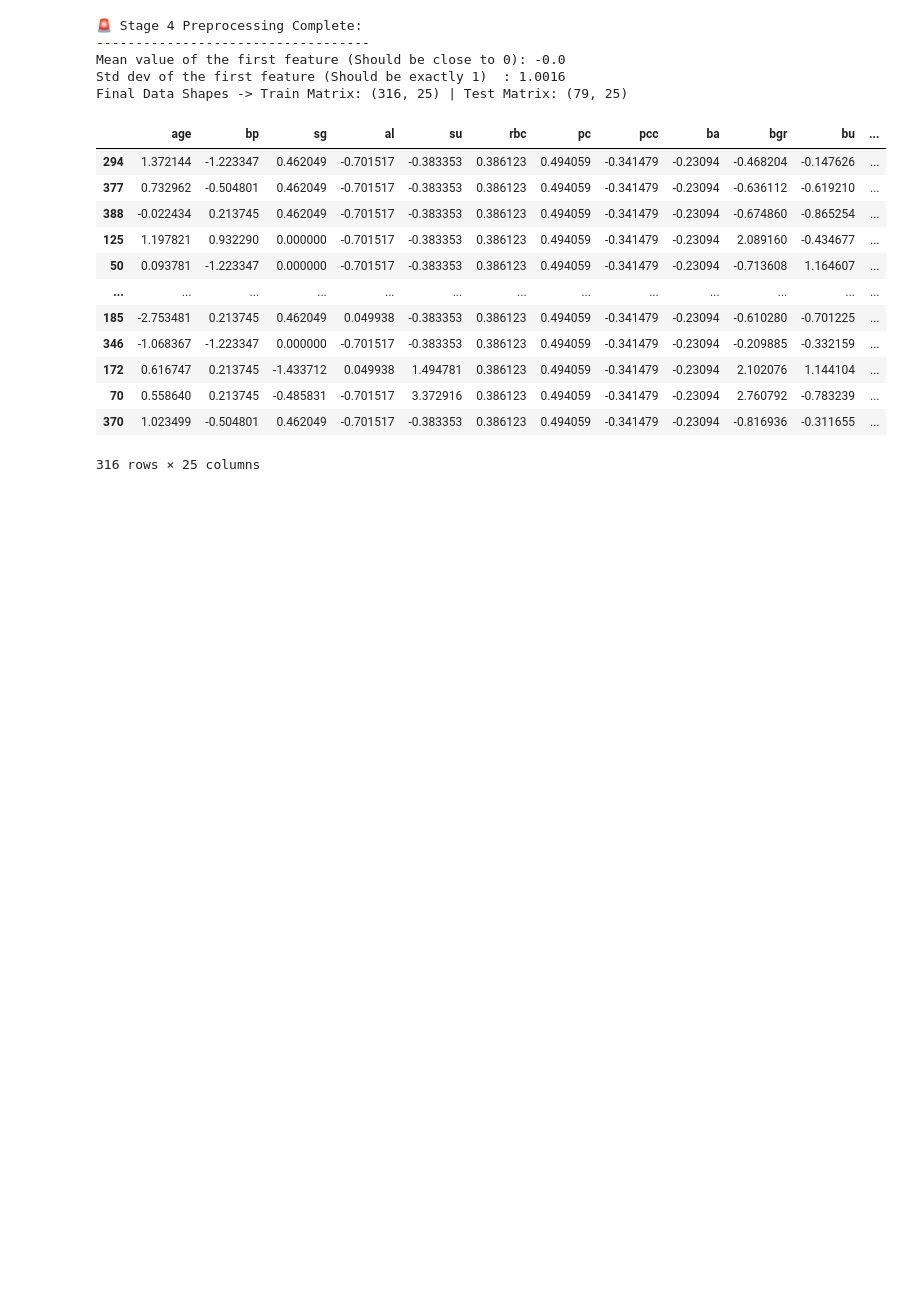
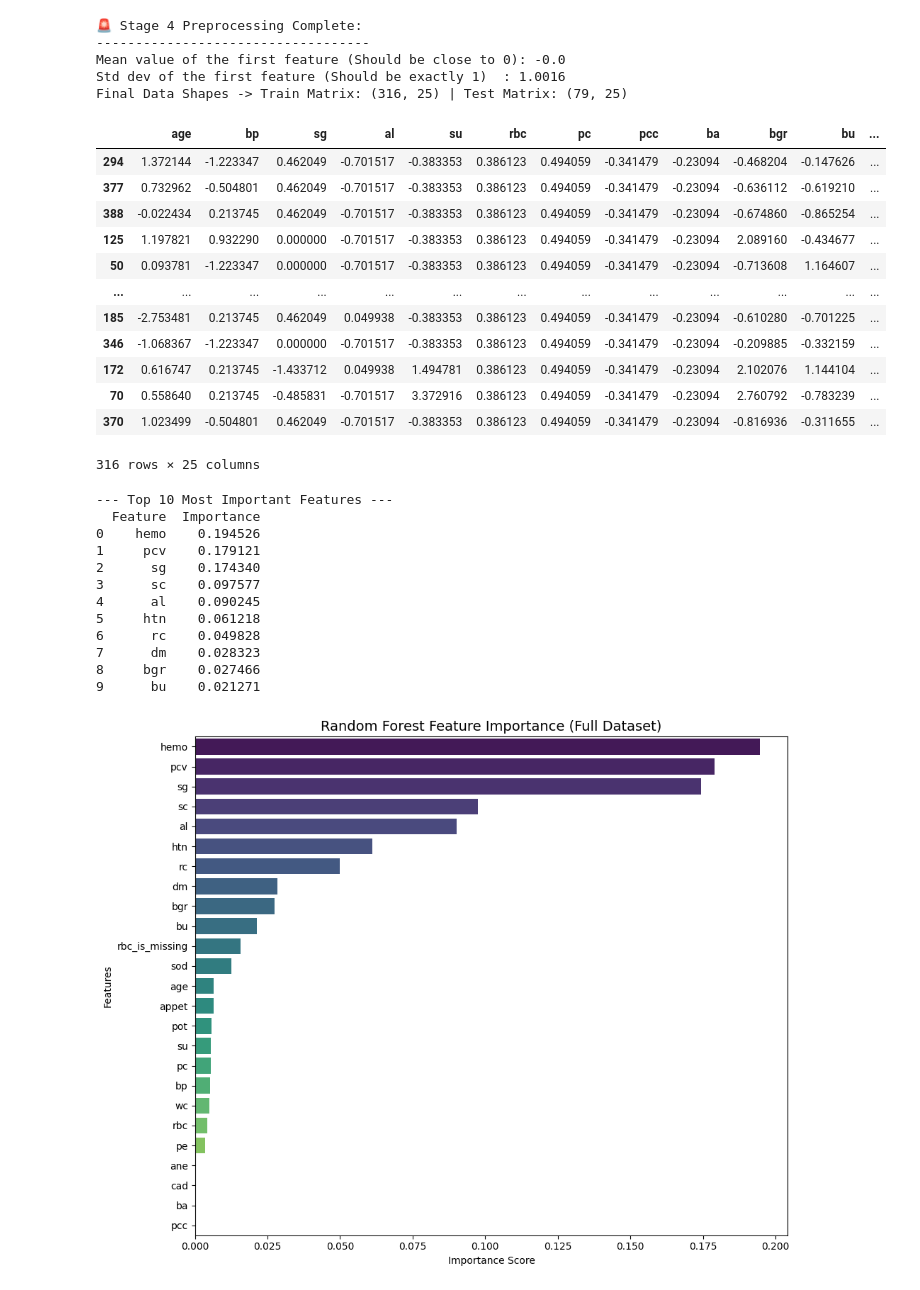
Before and after one commit to ShabeebMhd/CKD_Capstone-Project, a Jupyter notebook: Preprocessing_myself.ipynb, the cells around one changed output. Saved outputs shown, nothing was run; the diff lists cells and outputs as text; code cells hidden in the pictures; blank space fills up the shorter version.

```diff
--- a/Preprocessing_myself.ipynb
+++ b/Preprocessing_myself.ipynb
@@ -1024,3 +1024,51 @@ X_train_scaled
 | 70 | 0.558640 | 0.213745 | -0.485831 | -0.701517 | 3.372916 | 0.386123 | 0.494059 | -0.341479 | -0.23094 | 2.760792 | -0.783239 | ... |
 | 370 | 1.023499 | -0.504801 | 0.462049 | -0.701517 | -0.383353 | 0.386123 | 0.494059 | -0.341479 | -0.23094 | -0.816936 | -0.311655 | ... |
 316 rows × 25 columns
+# %%
+import matplotlib.pyplot as plt
+import seaborn as sns
+from sklearn.ensemble import RandomForestClassifier
+
+# 1. INITIALIZE AND TRAIN THE MODEL (Using your full 25-feature matrix)
+# Random Forest handles scaled variables and categorical encoders perfectly out of the box
+rf_model = RandomForestClassifier(n_estimators=100, random_state=42)
+rf_model.fit(X_train_scaled, y_train)
+
+# 2. EXTRACT SCORES AND PAIR THEM WITH COLUMN NAMES
+importance_df = pd.DataFrame({
+    'Feature': X_train_scaled.columns,
+    'Importance': rf_model.feature_importances_
+}).sort_values(by='Importance', ascending=False).reset_index(drop=True)
+
+print("--- Top 10 Most Important Features ---")
+print(importance_df.head(10))
+
+# 3. PLOT THE FEATURE IMPORTANCE
+plt.figure(figsize=(10, 8))
+sns.barplot(
+    x='Importance',
+    y='Feature',
+    data=importance_df,
+    palette='viridis',
+    hue='Feature',
+    legend=False
+)
+plt.title('Random Forest Feature Importance (Full Dataset)', fontsize=14)
+plt.xlabel('Importance Score')
+plt.ylabel('Features')
+plt.tight_layout()
+plt.show()
+# %% [output]
+--- Top 10 Most Important Features ---
+  Feature  Importance
+0    hemo    0.194526
+1     pcv    0.179121
+2      sg    0.174340
+3      sc    0.097577
+4      al    0.090245
+5     htn    0.061218
+6      rc    0.049828
+7      dm    0.028323
+8     bgr    0.027466
+9      bu    0.021271
+[figure, added]
```
Also changed, not shown: parts of 5 cells of this notebook.
